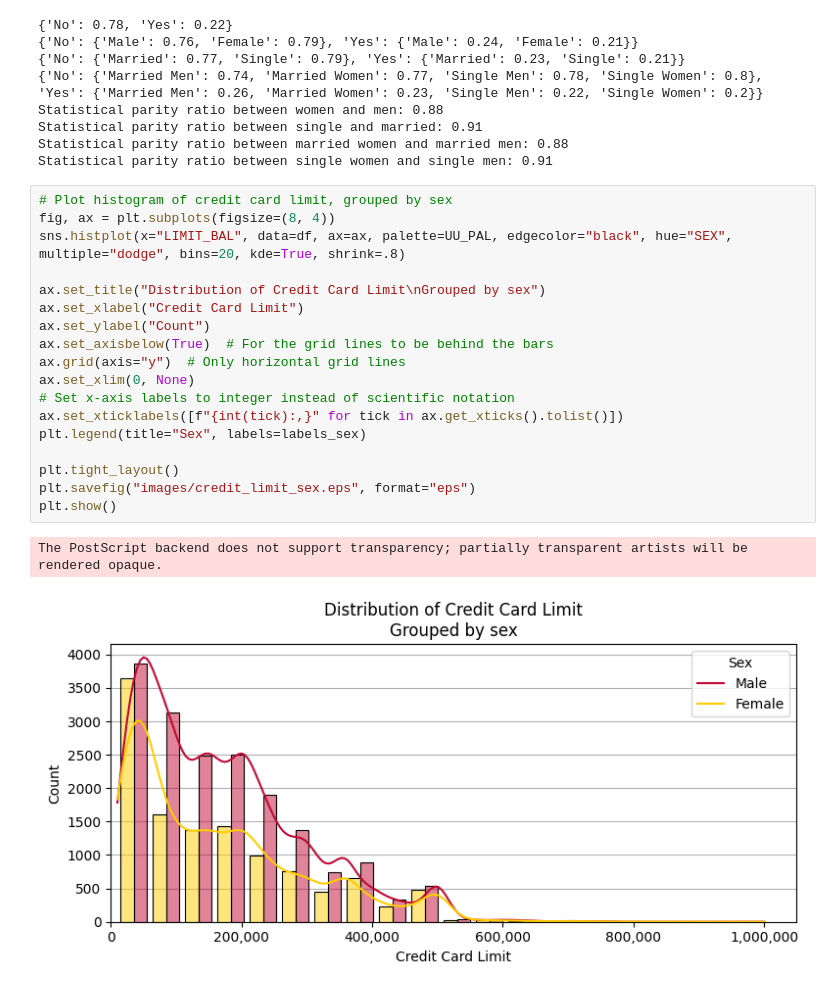
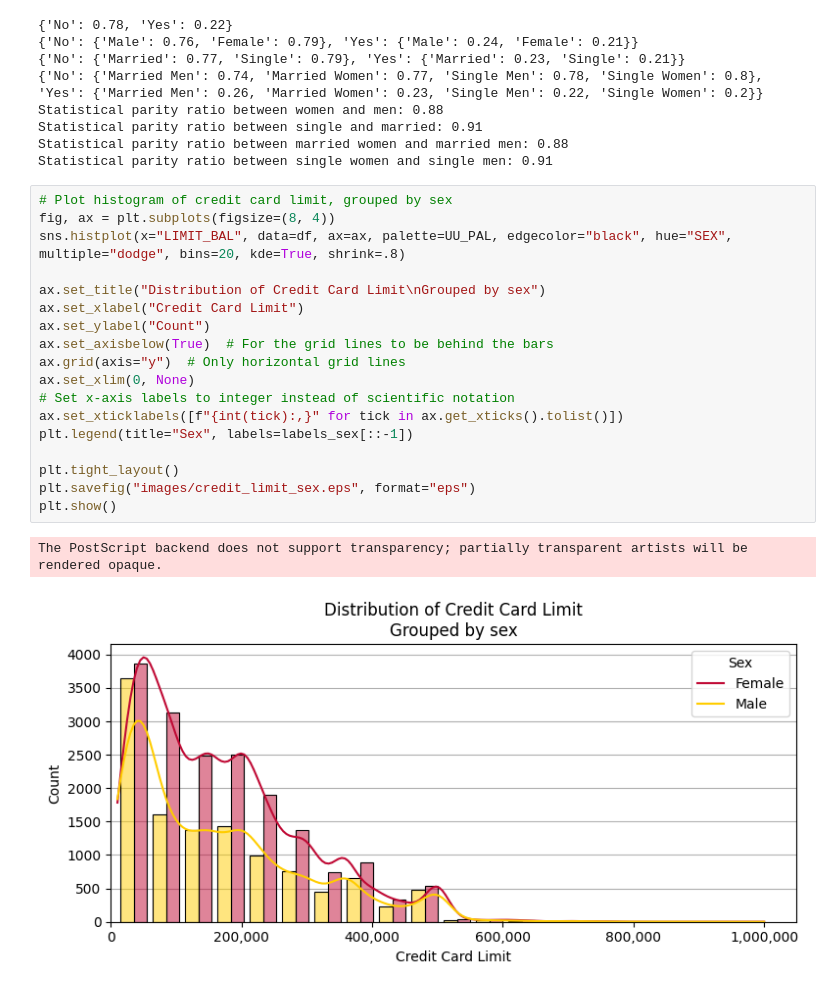
Before and after one commit to Denbergvanthijs/HCML, a Jupyter notebook: data_exploration.ipynb, the cells around one changed output. Saved outputs shown, nothing was run; the diff lists cells and outputs as text.

```diff
--- a/data_exploration.ipynb
+++ b/data_exploration.ipynb
@@ -181,24 +181,24 @@ Statistical parity ratio between single women and single men: 0.91
 # %%
 # Plot histogram of credit card limit, grouped by sex
 fig, ax = plt.subplots(figsize=(8, 4))
 sns.histplot(x="LIMIT_BAL", data=df, ax=ax, palette=UU_PAL, edgecolor="black", hue="SEX", multiple="dodge", bins=20, kde=True, shrink=.8)
 
 ax.set_title("Distribution of Credit Card Limit\nGrouped by sex")
 ax.set_xlabel("Credit Card Limit")
 ax.set_ylabel("Count")
 ax.set_axisbelow(True)  # For the grid lines to be behind the bars
 ax.grid(axis="y")  # Only horizontal grid lines
 ax.set_xlim(0, None)
 # Set x-axis labels to integer instead of scientific notation
 ax.set_xticklabels([f"{int(tick):,}" for tick in ax.get_xticks().tolist()])
-plt.legend(title="Sex", labels=labels_sex)
+plt.legend(title="Sex", labels=labels_sex[::-1])
 
 plt.tight_layout()
 plt.savefig("images/credit_limit_sex.eps", format="eps")
 plt.show()
 # %% [output]
 The PostScript backend does not support transparency; partially transparent artists will be rendered opaque.
-[figure, old version]
+[figure, new version]
 # %%
 # Plot histogram of credit card limit, grouped by sex
 fig, ax = plt.subplots(figsize=(8, 4))
```
Also changed, not shown: parts of 2 cells of this notebook, 3 other files.
